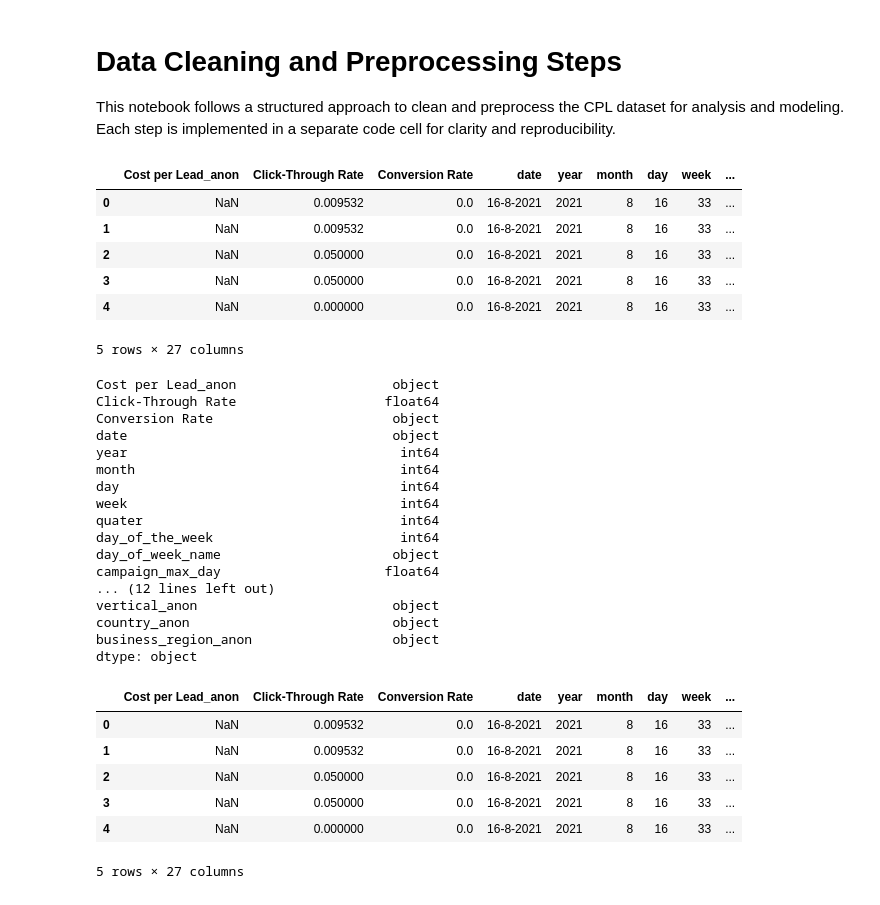
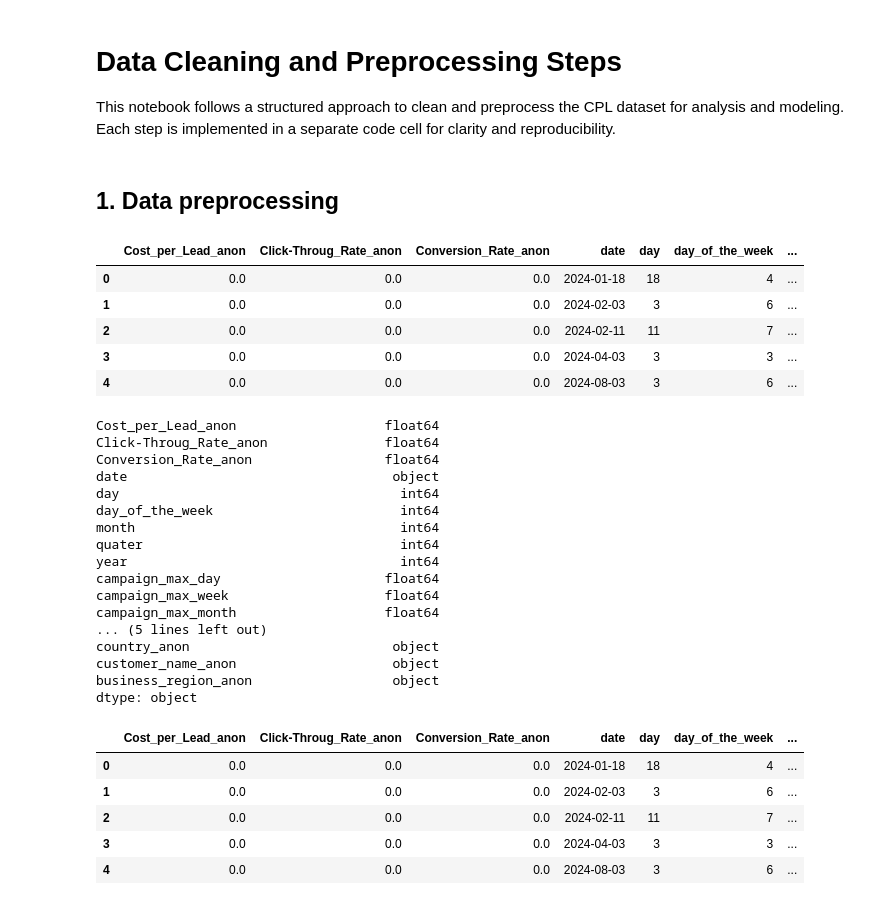
Before and after one commit to JoeyKraemer/CPL_prediction, a Jupyter notebook: preprocessing.ipynb, the cells around one changed output. Saved outputs shown, nothing was run; the diff lists cells and outputs as text; code cells hidden in the pictures.

```diff
--- a/preprocessing.ipynb
+++ b/preprocessing.ipynb
@@ -2,40 +2,44 @@
 # Data Cleaning and Preprocessing Steps
 
 This notebook follows a structured approach to clean and preprocess the CPL dataset for analysis and modeling. Each step is implemented in a separate code cell for clarity and reproducibility.
+# %% [markdown]
+## 1. Data preprocessing
 # %%
 # Step 1: Import libraries and load data
 import pandas as pd
 import numpy as np
+import os
+import matplotlib.pyplot as plt
 
 # Load the dataset
-data = pd.read_csv('final_anonymized.csv', sep=';')
+path = os.path.join("data", "Dataset_AM_final.csv")
+data = pd.read_csv(path, sep=',')
 data.head()
 # %% [output]
-|  | Cost per Lead_anon | Click-Through Rate | Conversion Rate | date | year | month | day | week | ... |
-| 0 | NaN | 0.009532 | 0.0 | 16-8-2021 | 2021 | 8 | 16 | 33 | ... |
-| 1 | NaN | 0.009532 | 0.0 | 16-8-2021 | 2021 | 8 | 16 | 33 | ... |
-| 2 | NaN | 0.050000 | 0.0 | 16-8-2021 | 2021 | 8 | 16 | 33 | ... |
-| 3 | NaN | 0.050000 | 0.0 | 16-8-2021 | 2021 | 8 | 16 | 33 | ... |
-| 4 | NaN | 0.000000 | 0.0 | 16-8-2021 | 2021 | 8 | 16 | 33 | ... |
+|  | Cost_per_Lead_anon | Click-Throug_Rate_anon | Conversion_Rate_anon | date | day | day_of_the_week | ... |
+| 0 | 0.0 | 0.0 | 0.0 | 2024-01-18 | 18 | 4 | ... |
+| 1 | 0.0 | 0.0 | 0.0 | 2024-02-03 | 3 | 6 | ... |
+| 2 | 0.0 | 0.0 | 0.0 | 2024-02-11 | 11 | 7 | ... |
+| 3 | 0.0 | 0.0 | 0.0 | 2024-04-03 | 3 | 3 | ... |
+| 4 | 0.0 | 0.0 | 0.0 | 2024-08-03 | 3 | 6 | ... |
-5 rows × 27 columns
 # %%
 data.dtypes
 # %% [output]
-Cost per Lead_anon                    object
-Click-Through Rate                   float64
-Conversion Rate                       object
+Cost_per_Lead_anon                   float64
+Click-Throug_Rate_anon               float64
+Conversion_Rate_anon                 float64
 date                                  object
+day                                    int64
+day_of_the_week                        int64
+month                                  int64
+quater                                 int64
 year                                   int64
-month                                  int64
-day                                    int64
-week                                   int64
-quater                                 int64
-day_of_the_week                        int64
-day_of_week_name                      object
 campaign_max_day                     float64
-... (12 lines left out)
-vertical_anon                         object
+campaign_max_week                    float64
+campaign_max_month                   float64
+... (5 lines left out)
 country_anon                          object
+customer_name_anon                    object
 business_region_anon                  object
 dtype: object
 # %%
@@ -55,13 +59,12 @@ for col in categorical_cols:
 
 data.head()
 # %% [output]
-|  | Cost per Lead_anon | Click-Through Rate | Conversion Rate | date | year | month | day | week | ... |
-| 0 | NaN | 0.009532 | 0.0 | 16-8-2021 | 2021 | 8 | 16 | 33 | ... |
-| 1 | NaN | 0.009532 | 0.0 | 16-8-2021 | 2021 | 8 | 16 | 33 | ... |
-| 2 | NaN | 0.050000 | 0.0 | 16-8-2021 | 2021 | 8 | 16 | 33 | ... |
-| 3 | NaN | 0.050000 | 0.0 | 16-8-2021 | 2021 | 8 | 16 | 33 | ... |
-| 4 | NaN | 0.000000 | 0.0 | 16-8-2021 | 2021 | 8 | 16 | 33 | ... |
+|  | Cost_per_Lead_anon | Click-Throug_Rate_anon | Conversion_Rate_anon | date | day | day_of_the_week | ... |
+| 0 | 0.0 | 0.0 | 0.0 | 2024-01-18 | 18 | 4 | ... |
+| 1 | 0.0 | 0.0 | 0.0 | 2024-02-03 | 3 | 6 | ... |
+| 2 | 0.0 | 0.0 | 0.0 | 2024-02-11 | 11 | 7 | ... |
+| 3 | 0.0 | 0.0 | 0.0 | 2024-04-03 | 3 | 3 | ... |
+| 4 | 0.0 | 0.0 | 0.0 | 2024-08-03 | 3 | 6 | ... |
-5 rows × 27 columns
 # %%
 # Step 3: Convert data types
 # Convert numeric columns
```
Also changed, not shown: parts of 35 cells of this notebook, 3 other files.
